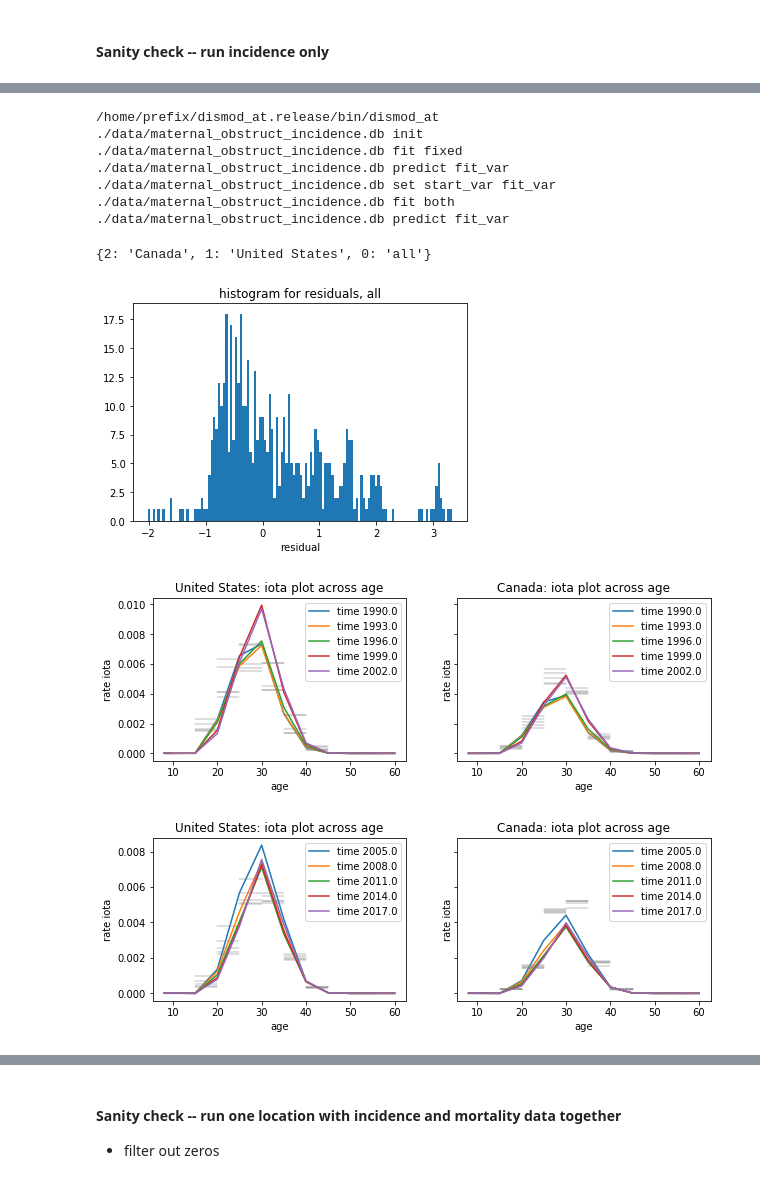
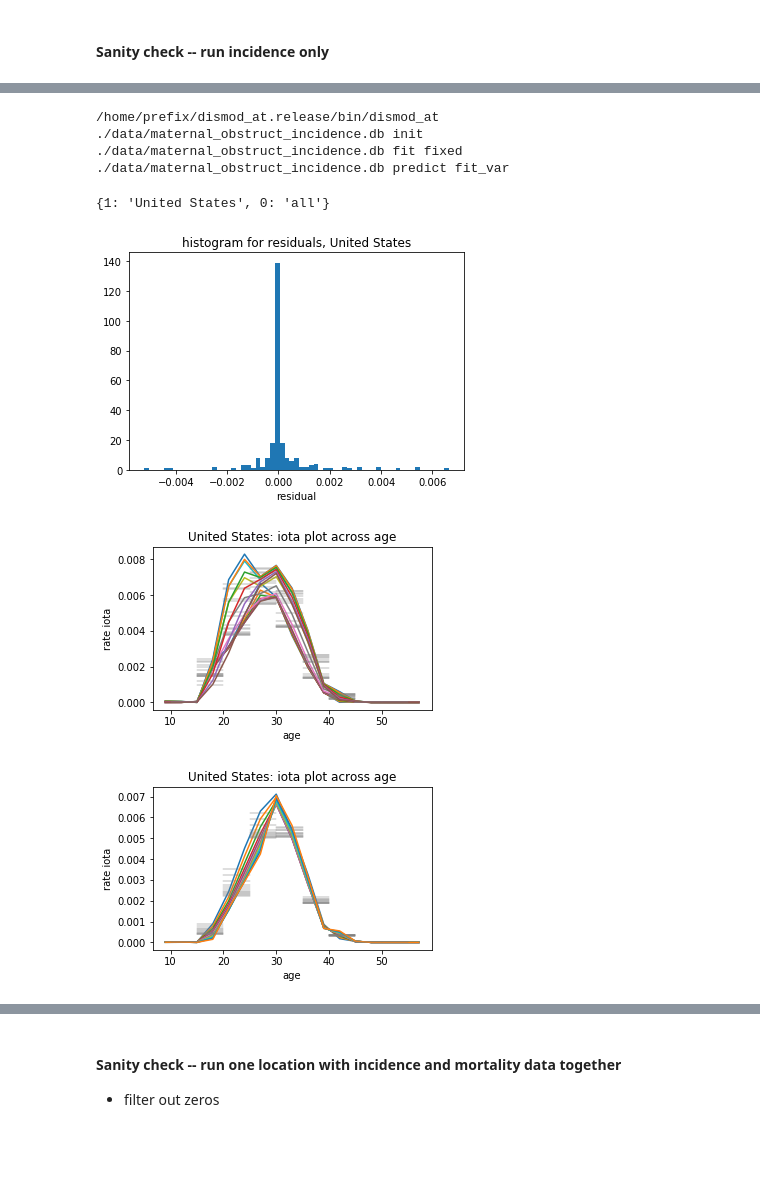
Before and after one commit to jizezhang/dismod_at-wrappers, a Jupyter notebook: demos/forecast_mi_run_model.ipynb, the cells around one changed output, grey strips where cells are left out. Saved outputs shown, nothing was run; the diff lists cells and outputs as text; code cells hidden in the pictures; blank space fills up the shorter version.

Commit message:
modify: updated plot file and example on forecast data

```diff
--- a/demos/forecast_mi_run_model.ipynb
+++ b/demos/forecast_mi_run_model.ipynb
@@ -54,24 +55,21 @@ db = DismodDB(data, locations, integrand,rates, rates_parent_priors,
 # %%
 model = TwoLevel(db)
 # %%
-model.fit_both(zero_sum=True, tol=1e-10)
+model.fit_fixed(tol=1e-18)
 # %% [output]
 /home/prefix/dismod_at.release/bin/dismod_at ./data/maternal_obstruct_incidence.db init
 ./data/maternal_obstruct_incidence.db fit fixed
 ./data/maternal_obstruct_incidence.db predict fit_var
-./data/maternal_obstruct_incidence.db set start_var fit_var
-./data/maternal_obstruct_incidence.db fit both
-./data/maternal_obstruct_incidence.db predict fit_var
 # %%
 path = './data/'
 plt = PlotTwoLevel(path, 'maternal_obstruct_incidence.db')
-plt.plot_residuals('all', 'Sincidence')
+plt.plot_residuals('United States', 'Sincidence')
 # %% [output]
-{2: 'Canada', 1: 'United States', 0: 'all'}
+{1: 'United States', 0: 'all'}
-[figure, old version]
+[figure, new version]
 # %%
-plt.plot_change_over_age('rate', 'iota', 'Sincidence', ['United States', 'Canada'])
+plt.plot_change_over_age('rate', 'iota', 'Sincidence', ['United States'], curve_per_plot=16, legend=False)
 # %% [output]
-[figure, old version]
+[figure, new version]
-[figure, old version]
+[figure, new version]
 # %%
```
Also changed, not shown: parts of 18 cells of this notebook, 2 other files.
